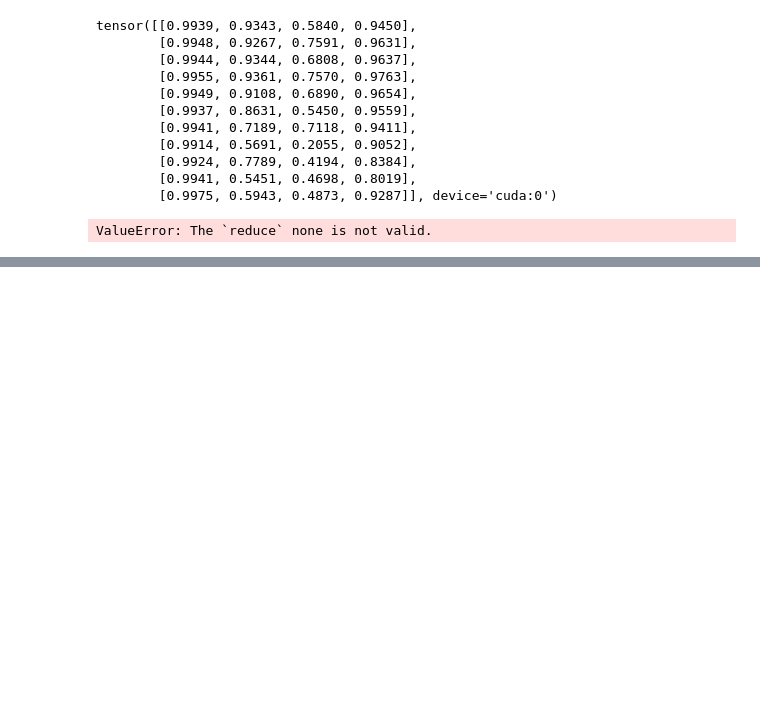
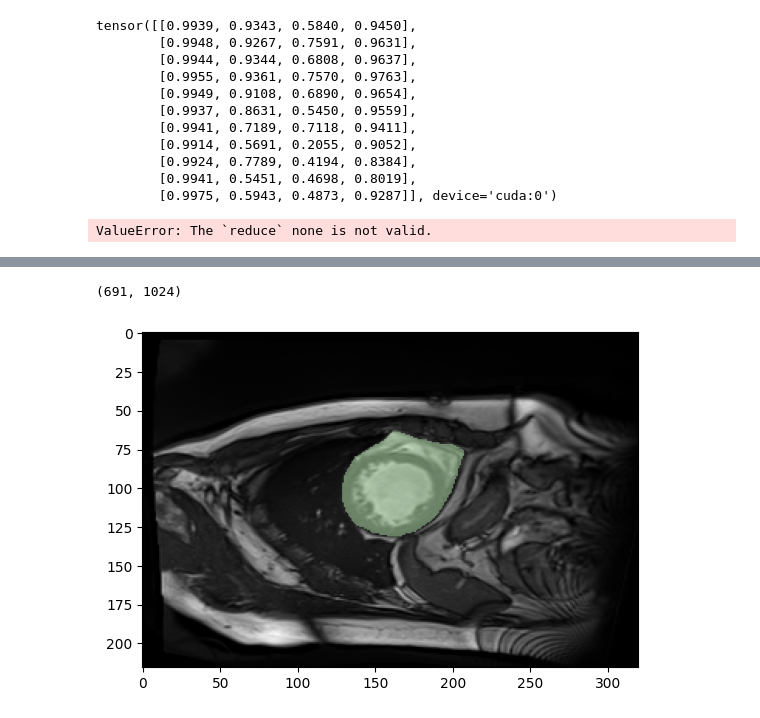
Before and after one commit to ThanhNguyen140/SAM_evaluation, a Jupyter notebook: thanh/sam_thanh.ipynb, the cells around one changed output, grey strips where cells are left out. Drawn from its saved outputs; the diff is of its cells as text; code cells hidden in the pictures; blank space fills up the shorter version.

Commit message:
update_generate_embedding

```diff
--- a/thanh/sam_thanh.ipynb
+++ b/thanh/sam_thanh.ipynb
@@ -473,0 +517,30 @@ ValueError: The `reduce` none is not valid.
+# %%
+embedding = predictor.get_image_embedding()
+input_size = predictor.input_size
+print(input_size)
+# %% [output]
+(691, 1024)
+# %%
+pred = modifiedPredictor(sam,embedding,input_size,image.shape[:2])
+# %%
+mask, scores, logits = pred.predict(
+                                                            point_coords=prompts,
+                                                            point_labels=np.array([1,1,1,1,1]),
+                                                            multimask_output=False
+                                                        )
+# %%
+def show_mask(mask, ax, random_color=False):
+    if random_color:
+        color = np.concatenate([np.random.random(3), np.array([0.6])], axis=0)
+    else:
+        color = np.array([30/255, 144/255, 255/255, 0.6])
+    h, w = mask.shape[-2:]
+    mask_image = mask.reshape(h, w, 1) * color.reshape(1, 1, -1)
+    ax.imshow(mask_image)
+# %%
+plt.imshow(image[:,:,7],cmap = "gray")
+show_mask(mask, plt.gca(),random_color = True)
+plt.axis('on')
+plt.show()
+# %% [output]
+[figure, added]
```
Also changed, not shown: parts of 11 cells of this notebook, 1 other file.
